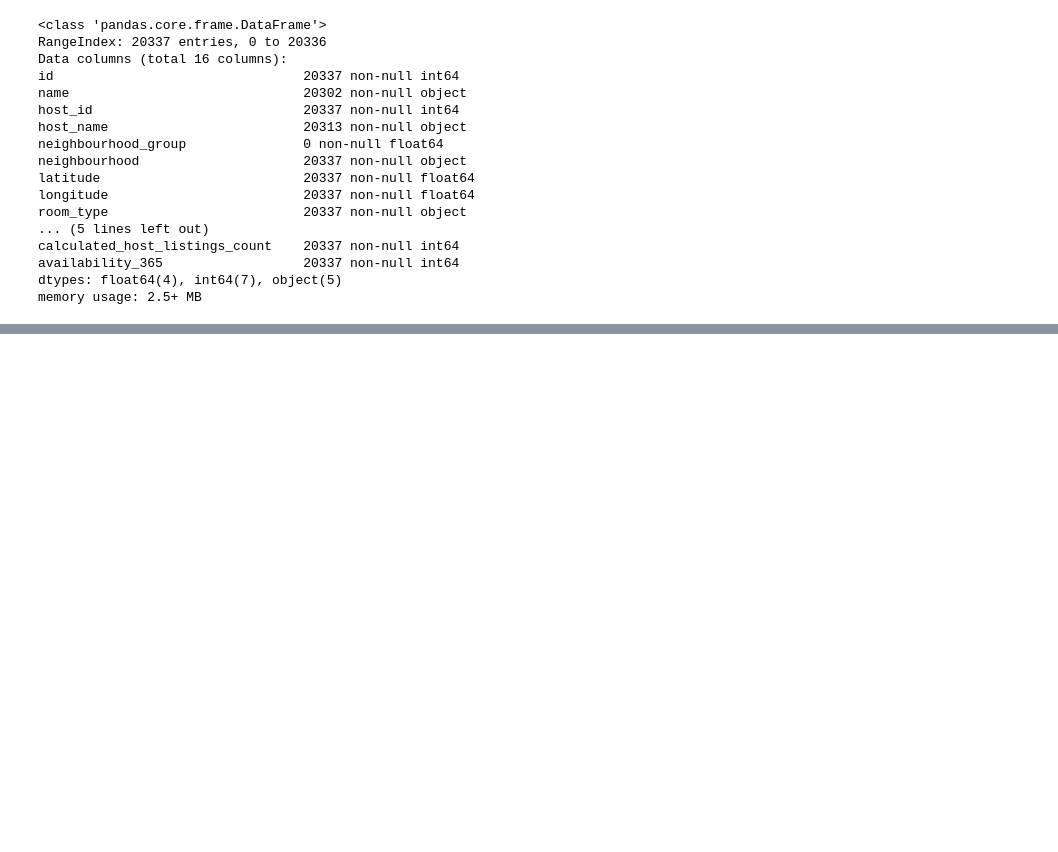
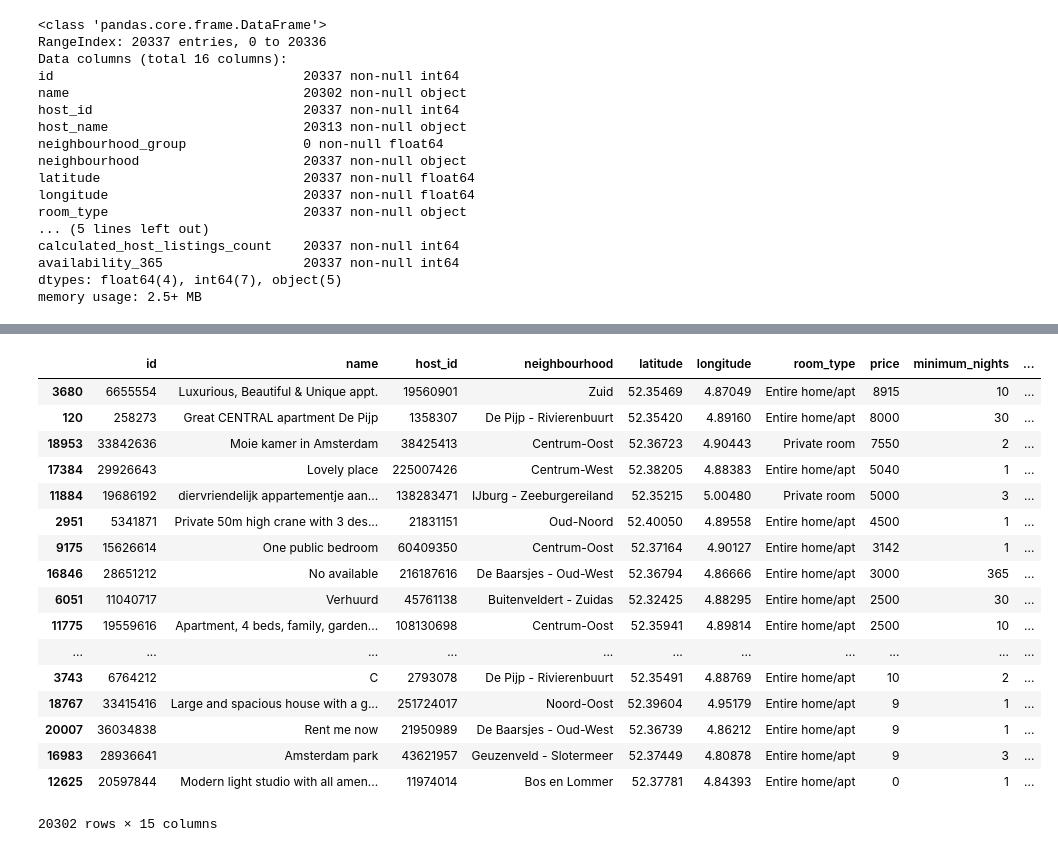
Before and after one commit to jamaludinfikrii/FundamentalDSBandung, a Jupyter notebook: Modul2/Pandas/Listing.ipynb, the cells around one changed output, grey strips where cells are left out. Drawn from its saved outputs; the diff is of its cells as text; code cells hidden in the pictures; blank space fills up the shorter version.

```diff
--- a/Modul2/Pandas/Listing.ipynb
+++ b/Modul2/Pandas/Listing.ipynb
@@ -24,0 +179,31 @@ memory usage: 2.5+ MB
+# %%
+def applyDiskon (col):
+    if(col == 'Private room'):
+        return 80
+    elif(col == 'Entire home/apt'):
+        return 70
+    else :
+        return 60
+# %%
+df['discount'] = df['room_type'].apply(applyDiskon)
+# %%
+df.sort_values(by='price',ascending=False)
+# %% [output]
+|  | id | name | host_id | neighbourhood | latitude | longitude | room_type | price | minimum_nights | ... |
+| 3680 | 6655554 | Luxurious, Beautiful & Unique appt. | 19560901 | Zuid | 52.35469 | 4.87049 | Entire home/apt | 8915 | 10 | ... |
+| 120 | 258273 | Great CENTRAL apartment De Pijp | 1358307 | De Pijp - Rivierenbuurt | 52.35420 | 4.89160 | Entire home/apt | 8000 | 30 | ... |
+| 18953 | 33842636 | Moie kamer in Amsterdam | 38425413 | Centrum-Oost | 52.36723 | 4.90443 | Private room | 7550 | 2 | ... |
+| 17384 | 29926643 | Lovely place | 225007426 | Centrum-West | 52.38205 | 4.88383 | Entire home/apt | 5040 | 1 | ... |
+| 11884 | 19686192 | diervriendelijk appartementje aan... | 138283471 | IJburg - Zeeburgereiland | 52.35215 | 5.00480 | Private room | 5000 | 3 | ... |
+| 2951 | 5341871 | Private 50m high crane with 3 des... | 21831151 | Oud-Noord | 52.40050 | 4.89558 | Entire home/apt | 4500 | 1 | ... |
+| 9175 | 15626614 | One public bedroom | 60409350 | Centrum-Oost | 52.37164 | 4.90127 | Entire home/apt | 3142 | 1 | ... |
+| 16846 | 28651212 | No available | 216187616 | De Baarsjes - Oud-West | 52.36794 | 4.86666 | Entire home/apt | 3000 | 365 | ... |
+| 6051 | 11040717 | Verhuurd | 45761138 | Buitenveldert - Zuidas | 52.32425 | 4.88295 | Entire home/apt | 2500 | 30 | ... |
+| 11775 | 19559616 | Apartment, 4 beds, family, garden... | 108130698 | Centrum-Oost | 52.35941 | 4.89814 | Entire home/apt | 2500 | 10 | ... |
+| ... | ... | ... | ... | ... | ... | ... | ... | ... | ... | ... |
+| 3743 | 6764212 | C | 2793078 | De Pijp - Rivierenbuurt | 52.35491 | 4.88769 | Entire home/apt | 10 | 2 | ... |
+| 18767 | 33415416 | Large and spacious house with a g... | 251724017 | Noord-Oost | 52.39604 | 4.95179 | Entire home/apt | 9 | 1 | ... |
+| 20007 | 36034838 | Rent me now | 21950989 | De Baarsjes - Oud-West | 52.36739 | 4.86212 | Entire home/apt | 9 | 1 | ... |
+| 16983 | 28936641 | Amsterdam park | 43621957 | Geuzenveld - Slotermeer | 52.37449 | 4.80878 | Entire home/apt | 9 | 3 | ... |
+| 12625 | 20597844 | Modern light studio with all amen... | 11974014 | Bos en Lommer | 52.37781 | 4.84393 | Entire home/apt | 0 | 1 | ... |
+20302 rows × 15 columns
```
Also changed, not shown: parts of 18 cells of this notebook, 8 other files.
